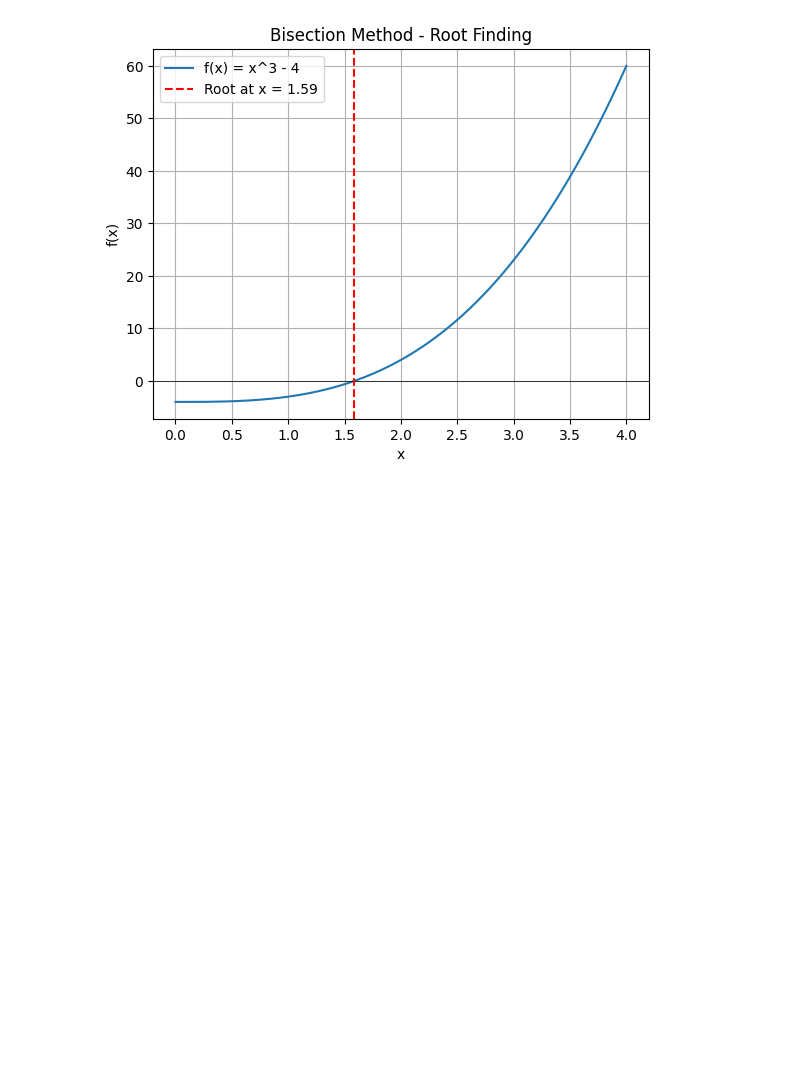
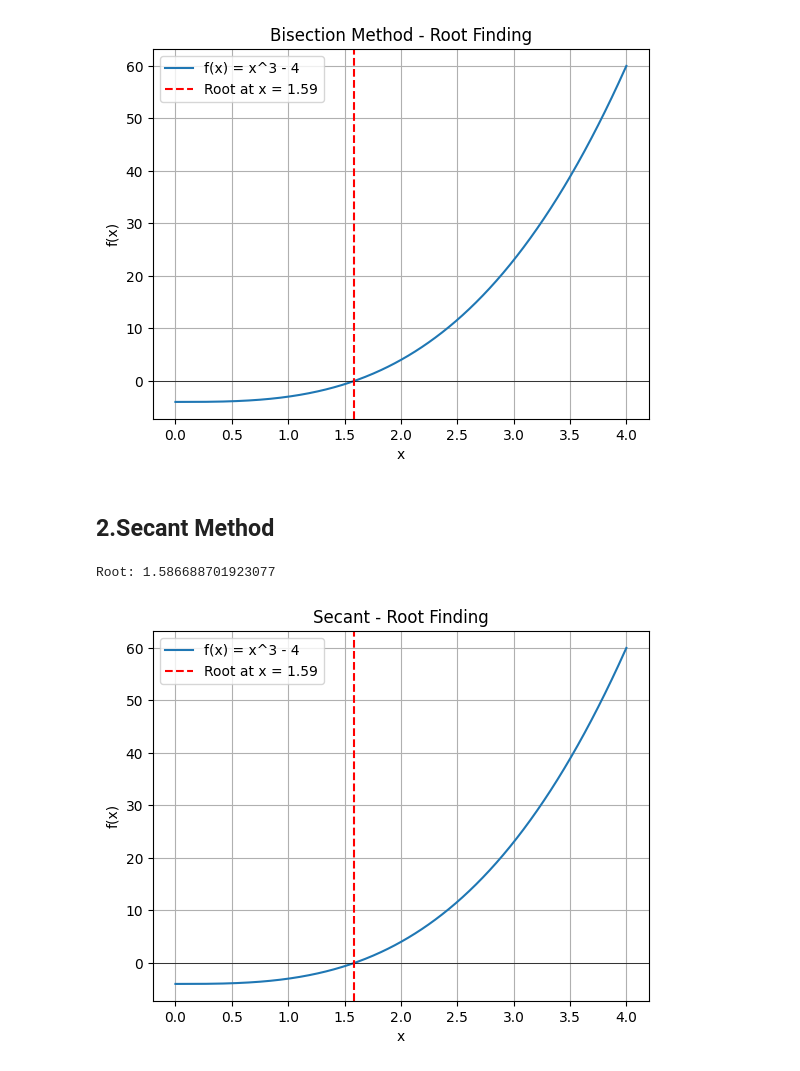
Before and after one commit to sazisblu/Sem-4-Labs, a Jupyter notebook: Numerical Methods/Lab-2/KCE080BCT035.ipynb, the cells around one changed output. Saved outputs shown, nothing was run; the diff lists cells and outputs as text; code cells hidden in the pictures; blank space fills up the shorter version.

Commit message:
Secant method

```diff
--- a/Numerical Methods/Lab-2/KCE080BCT035.ipynb
+++ b/Numerical Methods/Lab-2/KCE080BCT035.ipynb
@@ -67,3 +69,64 @@ plt.show()
 # %% [output]
 Root: 1.587890625
 [figure]
+# %% [markdown]
+## 2.Secant Method
+# %%
+import numpy as np
+import matplotlib.pyplot as plt
+from cmath import sin
+%matplotlib inline
+
+def Secant(f, a, b, tol):
+    """
+    Approximates a root, R, of the function f bounded by a and b to within tolerance tol.
+
+    Arguments:
+    f -- Function whose root we are trying to find
+    a -- Left boundary of the interval
+    b -- Right boundary of the interval
+    tol -- Tolerance value for stopping the iteration
+
+    Returns:
+    R -- Approximate root
+    """
+    # Check if a and b bound a root
+    if np.sign(f(a)) == np.sign(f(b)):
+        raise Exception("The scalars a and b do not bound a root")
+
+    # Compute midpoint
+    m = b- (f(b)*f(b-a))/(f(b)-f(a))
+
+    # Stopping condition, report m as root if f(m) is within tolerance
+    if np.abs(f(m)) < tol:
+        return m
+    elif np.sign(f(a)) == np.sign(f(m)):
+        # Case where m is an improvement on a. Make recursive call with a = m
+        return my_bisection(f, m, b, tol)
+    elif np.sign(f(b)) == np.sign(f(m)):
+        # Case where m is an improvement on b. Make recursive call with b = m
+        return my_bisection(f, a, m, tol)
+
+def f(x):
+    return x**3 - 4
+
+# Bisection Method
+root = Secant(f, 1, 3, 0.01)
+print("Root:", root)
+
+# Plotting the function and the root
+x_vals = np.linspace(0, 4, 400)
+y_vals = [f(x) for x in x_vals]
+
+plt.plot(x_vals, y_vals, label="f(x) = x^3 - 4")
+plt.axhline(0, color='black', linewidth=0.5)
+plt.axvline(root, color='r', linestyle='--', label=f'Root at x = {root:.2f}')
+plt.xlabel('x')
+plt.ylabel('f(x)')
+plt.title('Secant - Root Finding')
+plt.legend()
+plt.grid(True)
+plt.show()
+# %% [output]
+Root: 1.586688701923077
+[figure, added]
```
Also changed, not shown: parts of 1 cell of this notebook.
